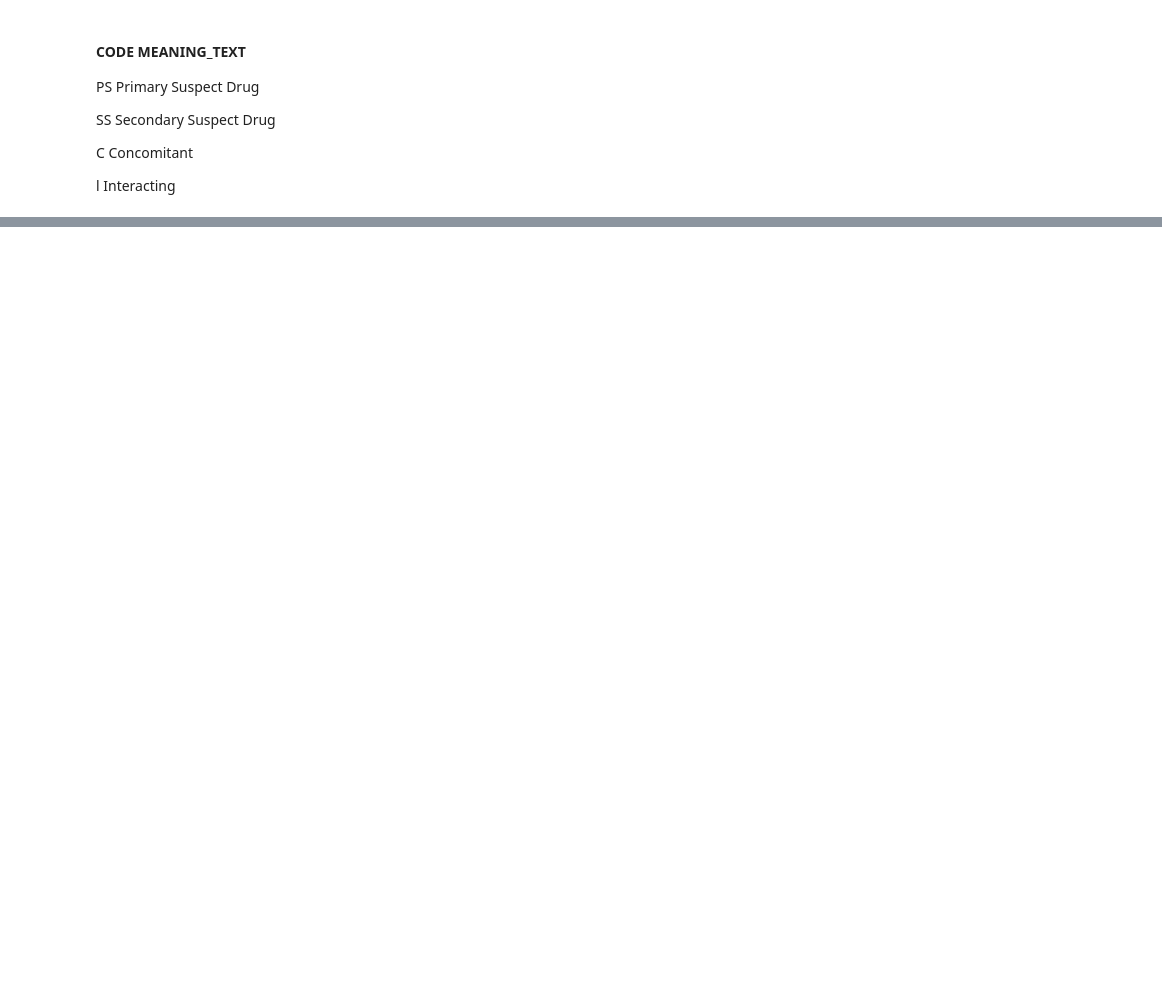
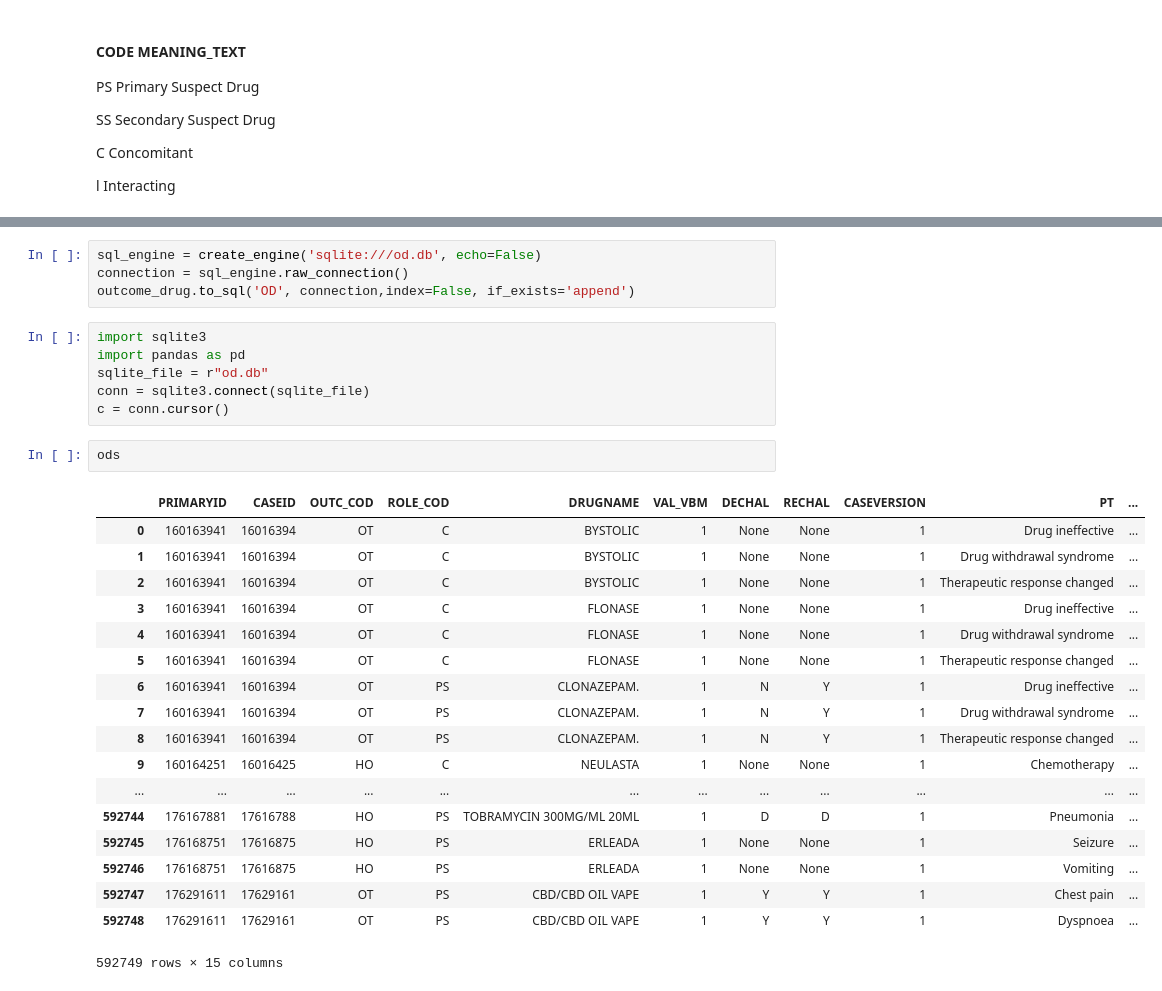
Before and after one commit to p-acharya/faers_twitter_comparison, a Jupyter notebook: clean_faers.ipynb, the cells around one changed output, grey strips where cells are left out. Saved outputs shown, nothing was run; the diff lists cells and outputs as text; blank space fills up the shorter version.

```diff
--- a/clean_faers.ipynb
+++ b/clean_faers.ipynb
@@ -172,0 +254,31 @@ outcome_drug[(outcome_drug.OUTC_COD == "LT") | (outcome_drug.OUTC_COD == "DE")]
+# %%
+sql_engine = create_engine('sqlite:///od.db', echo=False)
+connection = sql_engine.raw_connection()
+outcome_drug.to_sql('OD', connection,index=False, if_exists='append')
+# %%
+import sqlite3
+import pandas as pd
+sqlite_file = r"od.db"
+conn = sqlite3.connect(sqlite_file)
+c = conn.cursor()
+# %%
+ods
+# %% [output]
+|  | PRIMARYID | CASEID | OUTC_COD | ROLE_COD | DRUGNAME | VAL_VBM | DECHAL | RECHAL | CASEVERSION | PT | ... |
+| 0 | 160163941 | 16016394 | OT | C | BYSTOLIC | 1 | None | None | 1 | Drug ineffective | ... |
+| 1 | 160163941 | 16016394 | OT | C | BYSTOLIC | 1 | None | None | 1 | Drug withdrawal syndrome | ... |
+| 2 | 160163941 | 16016394 | OT | C | BYSTOLIC | 1 | None | None | 1 | Therapeutic response changed | ... |
+| 3 | 160163941 | 16016394 | OT | C | FLONASE | 1 | None | None | 1 | Drug ineffective | ... |
+| 4 | 160163941 | 16016394 | OT | C | FLONASE | 1 | None | None | 1 | Drug withdrawal syndrome | ... |
+| 5 | 160163941 | 16016394 | OT | C | FLONASE | 1 | None | None | 1 | Therapeutic response changed | ... |
+| 6 | 160163941 | 16016394 | OT | PS | CLONAZEPAM. | 1 | N | Y | 1 | Drug ineffective | ... |
+| 7 | 160163941 | 16016394 | OT | PS | CLONAZEPAM. | 1 | N | Y | 1 | Drug withdrawal syndrome | ... |
+| 8 | 160163941 | 16016394 | OT | PS | CLONAZEPAM. | 1 | N | Y | 1 | Therapeutic response changed | ... |
+| 9 | 160164251 | 16016425 | HO | C | NEULASTA | 1 | None | None | 1 | Chemotherapy | ... |
+| ... | ... | ... | ... | ... | ... | ... | ... | ... | ... | ... | ... |
+| 592744 | 176167881 | 17616788 | HO | PS | TOBRAMYCIN 300MG/ML 20ML | 1 | D | D | 1 | Pneumonia | ... |
+| 592745 | 176168751 | 17616875 | HO | PS | ERLEADA | 1 | None | None | 1 | Seizure | ... |
+| 592746 | 176168751 | 17616875 | HO | PS | ERLEADA | 1 | None | None | 1 | Vomiting | ... |
+| 592747 | 176291611 | 17629161 | OT | PS | CBD/CBD OIL VAPE | 1 | Y | Y | 1 | Chest pain | ... |
+| 592748 | 176291611 | 17629161 | OT | PS | CBD/CBD OIL VAPE | 1 | Y | Y | 1 | Dyspnoea | ... |
+592749 rows × 15 columns
```
Also changed, not shown: parts of 30 cells of this notebook.
